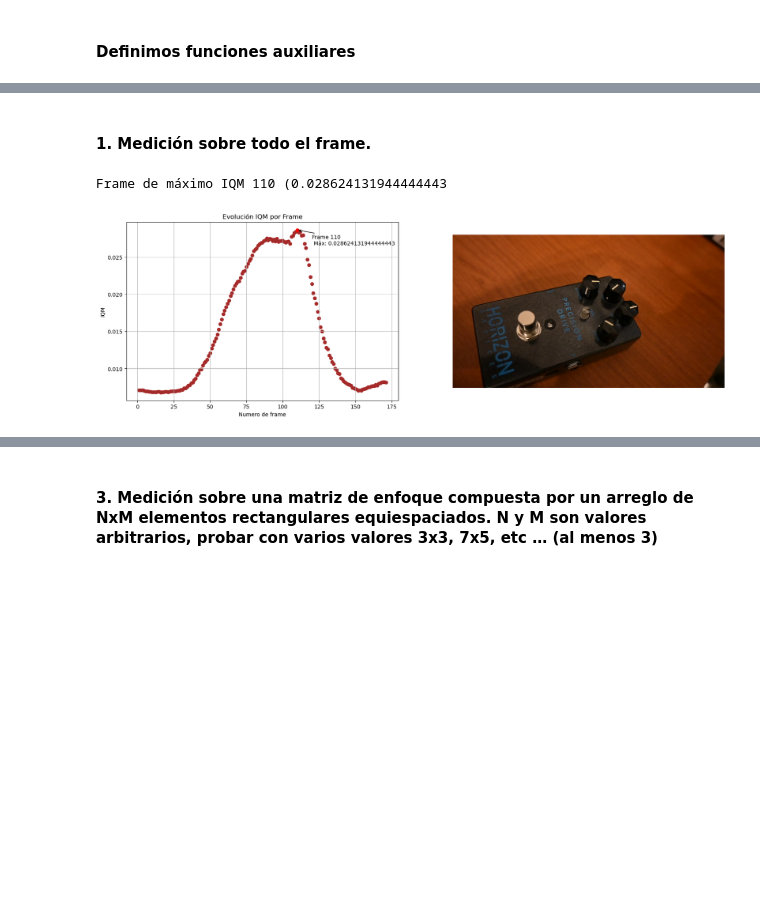
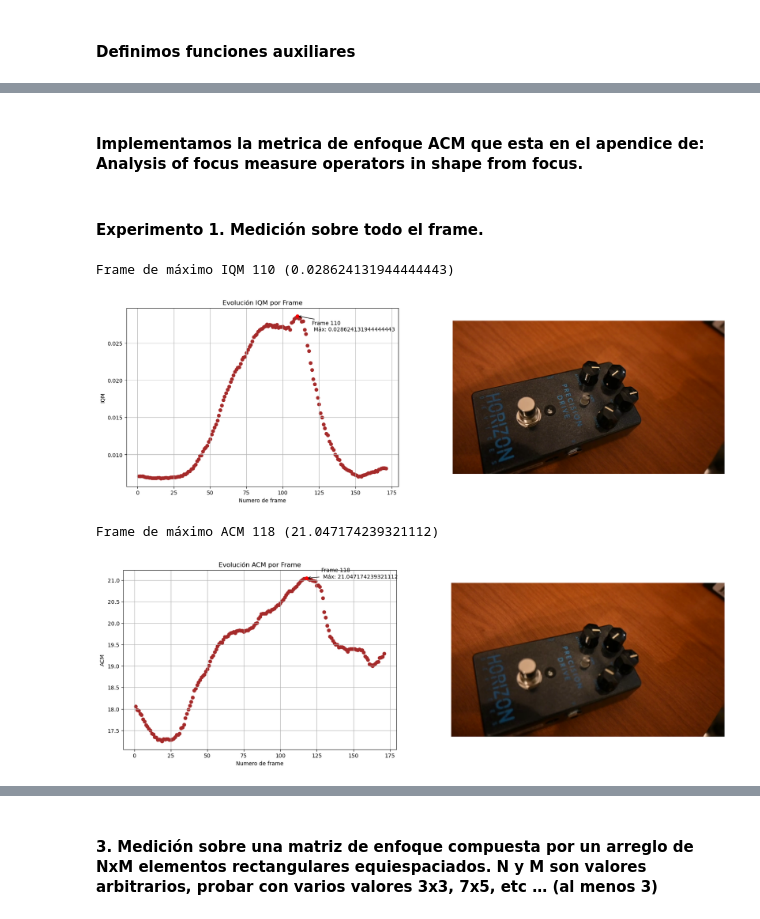
Before and after one commit to vasconcelosfer/ComputerVision, a Jupyter notebook: TP2_ENTREGA.ipynb, the cells around one changed output, grey strips where cells are left out. Cells and saved outputs as stored; diff of their text form; code cells hidden in the pictures; blank space fills up the shorter version.

```diff
--- a/TP2_ENTREGA.ipynb
+++ b/TP2_ENTREGA.ipynb
@@ -258,3 +276,5 @@ def calcular_iqm(image):
     M, N = image.shape
     iqm = supera_tresh / (M * N)
     return iqm
+# %% [markdown]
+#### Implementamos la metrica de enfoque ACM que esta en el apendice de: Analysis of focus measure operators in shape from focus.
@@ -261,5 +292,5 @@ def calcular_iqm(image):
 # %% [markdown]
-#### 1. Medición sobre todo el frame.
+#### Experimento 1. Medición sobre todo el frame.
 # %%
 def procesar_video_completo(video_player, metric=calcular_iqm, name_metric='IQM'):
     video_player.restart()
@@ -283,6 +312,9 @@ def procesar_video_completo(video_player, metric=calcular_iqm, name_metric='IQM'
     return metric_lista
 # %%
 iqm_full_frame_list = procesar_video_completo(video_player, metric=calcular_iqm, name_metric='IQM')
+acm_full_frame_list = procesar_video_completo(video_player, metric=calcular_acm, name_metric='ACM')
 # %% [output]
-Frame de máximo IQM 110 (0.028624131944444443
+Frame de máximo IQM 110 (0.028624131944444443)
 [figure]
+Frame de máximo ACM 118 (21.047174239321112)
+[figure, added]
```
Also changed, not shown: parts of 20 cells of this notebook.
